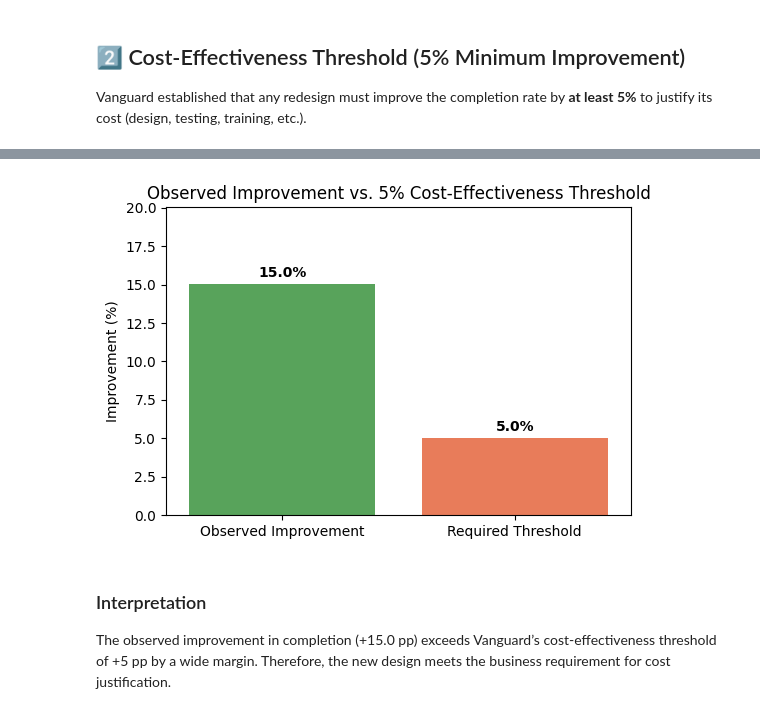
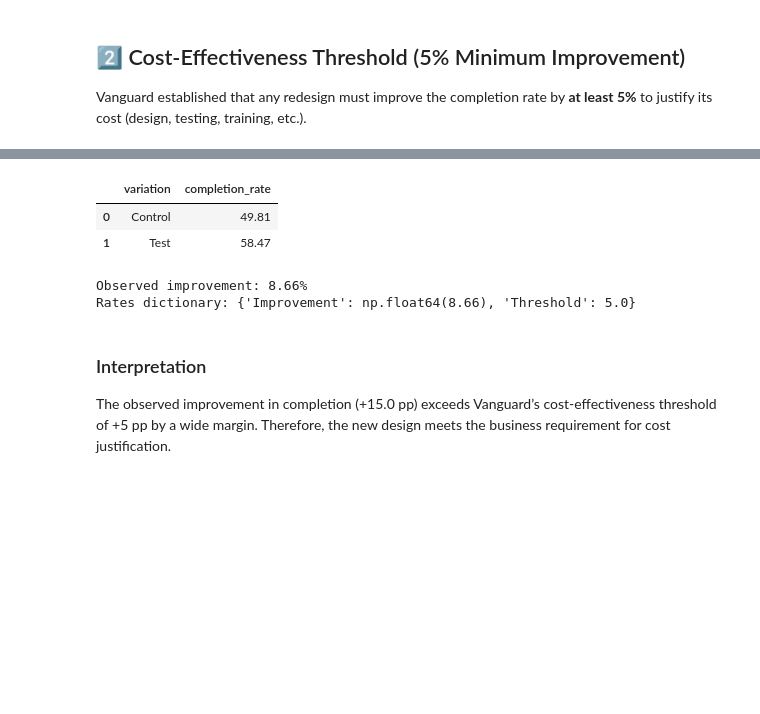
Before and after one commit to KmkGska/vanguard-ab-test, a Jupyter notebook: notebooks/Individuall_notebooks/Day_4_5_irma.ipynb, the cells around one changed output, grey strips where cells are left out. Cells and saved outputs as stored; diff of their text form; code cells hidden in the pictures; blank space fills up the shorter version.

```diff
--- a/notebooks/Individuall_notebooks/Day_4_5_irma.ipynb
+++ b/notebooks/Individuall_notebooks/Day_4_5_irma.ipynb
@@ -248,39 +282,53 @@ Observed improvement: 15.02%
 Cost-effectiveness threshold: 5%
 The new design meets the 5% cost-effectiveness threshold.
 # %%
-# --- Visualization: Completion Rate vs. Cost-Effectiveness Threshold (Warning-Free) ---
-import matplotlib.pyplot as plt
-import seaborn as sns
+# --- Compute Completion Rate and Improvement (Control vs Test) ---
 import pandas as pd
 
-# Prepare the data
-df_threshold = pd.DataFrame({
-    'Metric': ['Observed Improvement', 'Required Threshold'],
-    'Value': [rates['Improvement'], rates['Threshold']]
-})
+# Mark each visit as completed if it reached process_step == 'confirm'
+completion_by_visit = (
+    df_ab.groupby('visit_id', observed=True)
+         .agg(variation=('variation', 'first'),
+              completed=('process_step', lambda s: (s == 'confirm').any()))
+         .reset_index()
+)
 
-# Plot using updated Seaborn syntax (add hue to suppress the warning)
-plt.figure(figsize=(6,4))
-sns.barplot(
-    data=df_threshold,
-    x='Metric',
-    y='Value',
-    hue='Metric',           # new: add hue same as x
-    palette=['#4CAF50','#FF7043'],
-    legend=False            # suppress legend since it's redundant
+# Calculate completion rate (%) for each variation
+rate_df = (
+    completion_by_visit.groupby('variation', observed=True)['completed']
+                       .mean()
+                       .reset_index(name='completion_rate')
 )
-plt.title('Observed Improvement vs. 5% Cost-Effectiveness Threshold')
-plt.ylabel('Improvement (%)')
-plt.xlabel('')
-plt.ylim(0, max(df_threshold['Value']) + 5)
+rate_df['completion_rate'] = (rate_df['completion_rate'] * 100).round(2)
+display(rate_df)
 
-# Add value labels above each bar
-for i, v in enumerate(df_threshold['Value']):
-    plt.text(i, v + 0.5, f"{v:.1f}%", ha='center', fontweight='bold')
+# Define the variation labels (case-sensitive)
+control_lab = 'Control'
+test_lab = 'Test'
 
-plt.show()
+# Compute observed improvement = Test - Control
+control_rate = rate_df.loc[rate_df['variation'] == control_lab, 'completion_rate'].iloc[0]
+test_rate    = rate_df.loc[rate_df['variation'] == test_lab,    'completion_rate'].iloc[0]
+
+improvement  = round(test_rate - control_rate, 2)
+
+# Define threshold (adjust if needed)
+threshold_value = 5.0  # cost-effectiveness threshold (%)
+
+# Create dictionary for plotting
+rates = {
+    'Improvement': improvement,
+    'Threshold': threshold_value
+}
+
+print(f"Observed improvement: {improvement}%")
+print("Rates dictionary:", rates)
 # %% [output]
-[figure, removed]
+|  | variation | completion_rate |
+| 0 | Control | 49.81 |
+| 1 | Test | 58.47 |
+Observed improvement: 8.66%
+Rates dictionary: {'Improvement': np.float64(8.66), 'Threshold': 5.0}
 # %% [markdown]
 ### Interpretation
 The observed improvement in completion (+15.0 pp) exceeds Vanguard’s cost-effectiveness threshold of +5 pp by a wide margin.
```
Also changed, not shown: parts of 11 cells of this notebook, 4 other files.
